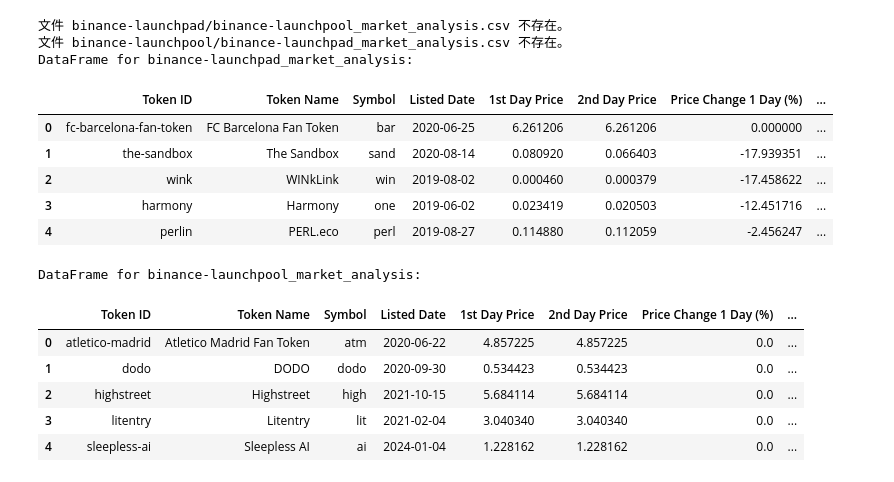
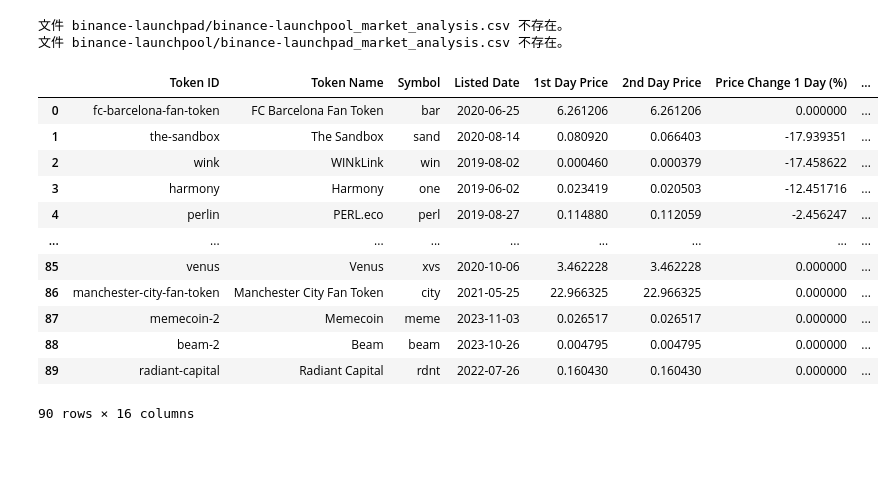
Before and after one commit to Hoidya/coingecko_101, a Jupyter notebook: get_cat/concat.ipynb, the cells around one changed output. Drawn from its saved outputs; the diff is of its cells as text; code cells hidden in the pictures; blank space fills up the shorter version.

```diff
--- a/get_cat/concat.ipynb
+++ b/get_cat/concat.ipynb
@@ -18,50 +18,72 @@ def load_csvs_from_multiple_folders(folder_paths, file_names):
     """
     dataframes = {}
 
     for folder_path in folder_paths:
         for file_name in file_names:
             file_path = os.path.join(folder_path, f"{file_name}.csv")
 
             if os.path.exists(file_path):
                 dataframes[file_name] = pd.read_csv(file_path)
             else:
                 print(f"文件 {file_path} 不存在。")
 
     return dataframes
 
+def merge_dataframes(df_list, names):
+    """
+    合并多个 DataFrame，并根据名称添加新列。
+
+    参数：
+    df_list : list
+        包含要合并的 DataFrame 的列表。
+    names : list
+        包含对应 DataFrame 名称的列表（不带后缀）。
+
+    返回：
+    pd.DataFrame
+        合并后的 DataFrame。
+    """
+    combined_dfs = []
+
+    for df, name in zip(df_list, names):
+        clean_name = name.replace('_market_analysis', '_cat')  # 去掉后缀
+        df[clean_name] = 1  # 假设对应类别的列值为 1
+        for other_name in names:
+            other_clean_name = other_name.replace('_market_analysis', '_cat')  # 其他名称去掉后缀
+            if other_clean_name != clean_name:
+                df[other_clean_name] = 0  # 其他类别的列值为 0
+        combined_dfs.append(df)
+
+    # 合并所有 DataFrame
+    combined_df = pd.concat(combined_dfs, ignore_index=True)
+    return combined_df
+
 # 示例用法
 folder_paths = ['binance-launchpad', 'binance-launchpool']  # 替换为您的文件夹路径
-file_names = ['binance-launchpad_market_analysis','binance-launchpool_market_analysis']  # 替换为您的文件名（不带扩展名）
+file_names = ['binance-launchpad_market_analysis', 'binance-launchpool_market_analysis']  # 替换为您的文件名（不带扩展名）
 
 # 调用函数加载 CSV 文件
 dataframes = load_csvs_from_multiple_folders(folder_paths, file_names)
 
-# 创建一个字典来存储 DataFrame
-dataframe_dict = {}
+# 将 DataFrame 列表和名称传入合并函数
+df_list = [dataframes[file_name] for file_name in file_names if file_name in dataframes]
+combined_df = merge_dataframes(df_list, file_names)
 
-
-# 创建对应的 DataFrame 变量并显示
-for name, df in dataframes.items():
-    dataframe_dict[name] = df  # 将 DataFrame 存储在字典中
-    print(f"DataFrame for {name}:")
-    display(df.head())  # 显示 DataFrame 的前几行
-
-    # 动态赋值给变量
-    globals()[f"{name}_df"] = df  # 创建变量名并赋值
+# 打印合并后的 DataFrame
+combined_df
 # %% [output]
 文件 binance-launchpad/binance-launchpool_market_analysis.csv 不存在。
 文件 binance-launchpool/binance-launchpad_market_analysis.csv 不存在。
-DataFrame for binance-launchpad_market_analysis:
 |  | Token ID | Token Name | Symbol | Listed Date | 1st Day Price | 2nd Day Price | Price Change 1 Day (%) | ... |
 | 0 | fc-barcelona-fan-token | FC Barcelona Fan Token | bar | 2020-06-25 | 6.261206 | 6.261206 | 0.000000 | ... |
 | 1 | the-sandbox | The Sandbox | sand | 2020-08-14 | 0.080920 | 0.066403 | -17.939351 | ... |
 | 2 | wink | WINkLink | win | 2019-08-02 | 0.000460 | 0.000379 | -17.458622 | ... |
 | 3 | harmony | Harmony | one | 2019-06-02 | 0.023419 | 0.020503 | -12.451716 | ... |
 | 4 | perlin | PERL.eco | perl | 2019-08-27 | 0.114880 | 0.112059 | -2.456247 | ... |
+| ... | ... | ... | ... | ... | ... | ... | ... | ... |
+| 85 | venus | Venus | xvs | 2020-10-06 | 3.462228 | 3.462228 | 0.000000 | ... |
+| 86 | manchester-city-fan-token | Manchester City Fan Token | city | 2021-05-25 | 22.966325 | 22.966325 | 0.000000 | ... |
+| 87 | memecoin-2 | Memecoin | meme | 2023-11-03 | 0.026517 | 0.026517 | 0.000000 | ... |
+| 88 | beam-2 | Beam | beam | 2023-10-26 | 0.004795 | 0.004795 | 0.000000 | ... |
+| 89 | radiant-capital | Radiant Capital | rdnt | 2022-07-26 | 0.160430 | 0.160430 | 0.000000 | ... |
-DataFrame for binance-launchpool_market_analysis:
+90 rows × 16 columns
-|  | Token ID | Token Name | Symbol | Listed Date | 1st Day Price | 2nd Day Price | Price Change 1 Day (%) | ... |
-| 0 | atletico-madrid | Atletico Madrid Fan Token | atm | 2020-06-22 | 4.857225 | 4.857225 | 0.0 | ... |
-| 1 | dodo | DODO | dodo | 2020-09-30 | 0.534423 | 0.534423 | 0.0 | ... |
-| 2 | highstreet | Highstreet | high | 2021-10-15 | 5.684114 | 5.684114 | 0.0 | ... |
-| 3 | litentry | Litentry | lit | 2021-02-04 | 3.040340 | 3.040340 | 0.0 | ... |
-| 4 | sleepless-ai | Sleepless AI | ai | 2024-01-04 | 1.228162 | 1.228162 | 0.0 | ... |
```
Also changed, not shown: parts of 6 cells of this notebook, 1 other file.
